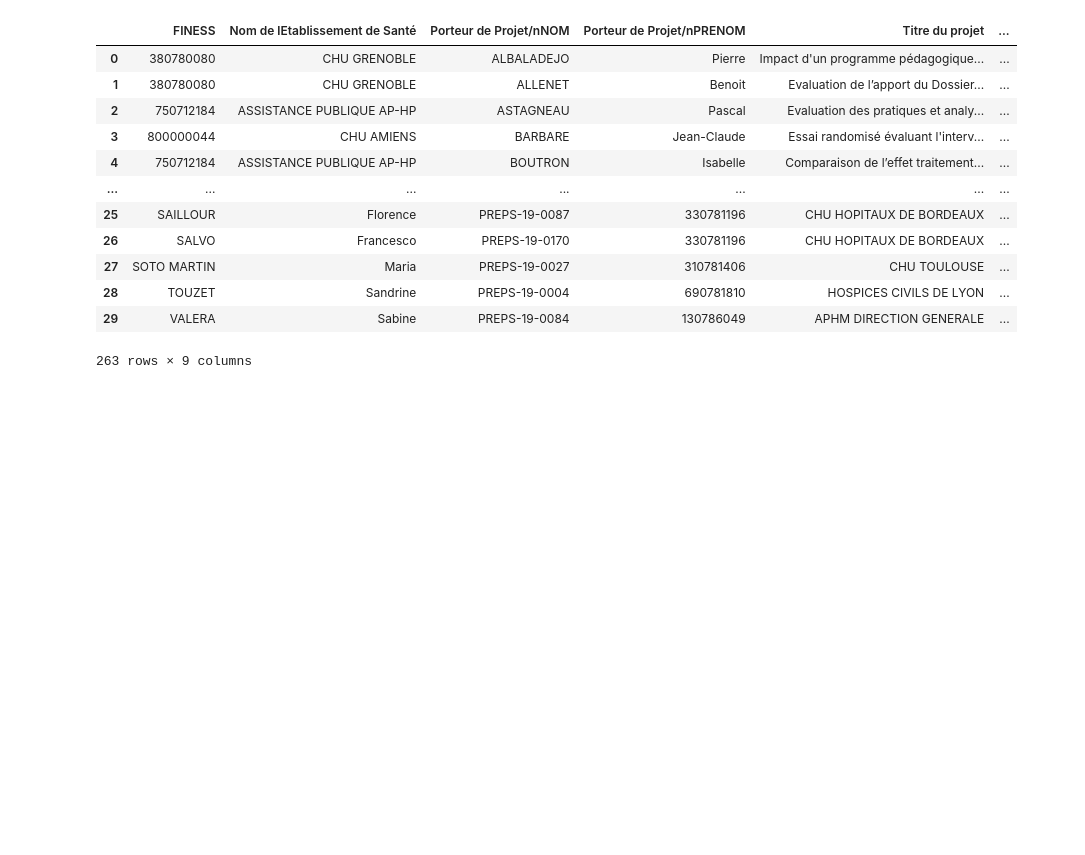
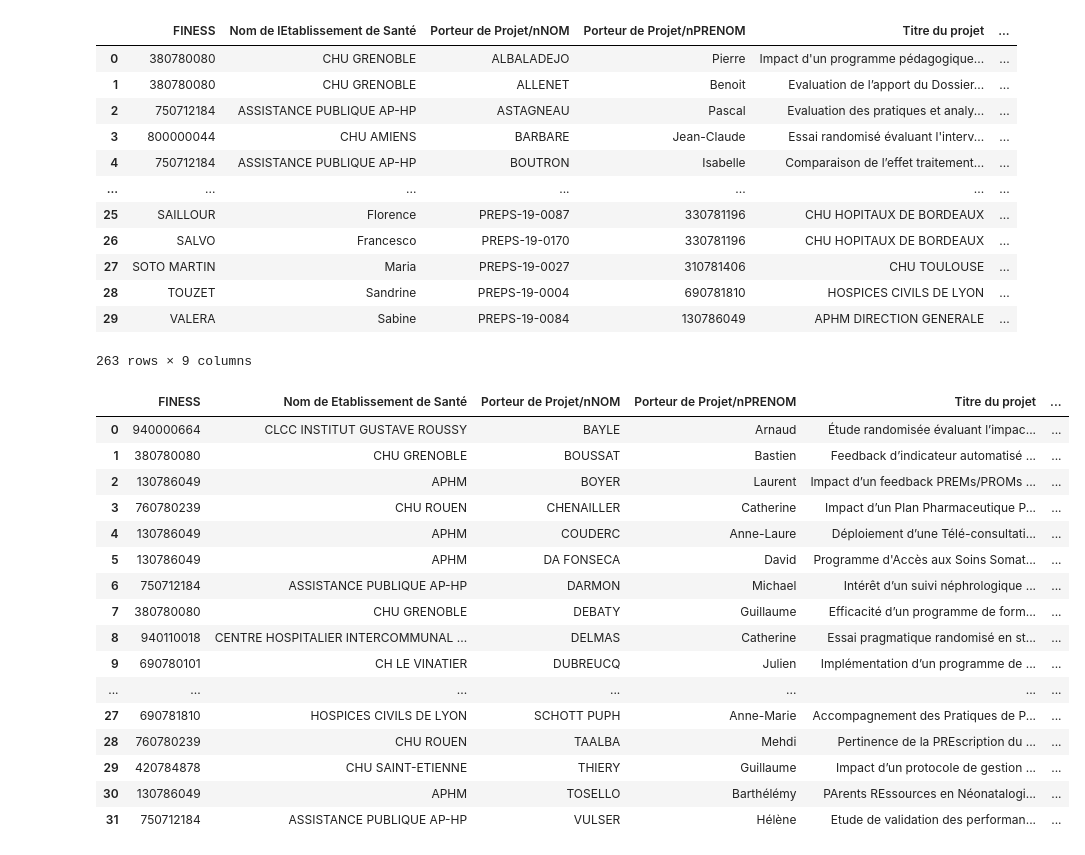
Before and after one commit to Tigrex-Dai/App-pratique, a Jupyter notebook: final.ipynb, the cells around one changed output. Drawn from its saved outputs; the diff is of its cells as text; code cells hidden in the pictures; blank space fills up the shorter version.

```diff
--- a/final.ipynb
+++ b/final.ipynb
@@ -281,3 +300,23 @@ DFF
 | 28 | TOUZET | Sandrine | PREPS-19-0004 | 690781810 | HOSPICES CIVILS DE LYON | ... |
 | 29 | VALERA | Sabine | PREPS-19-0084 | 130786049 | APHM DIRECTION GENERALE | ... |
 263 rows × 9 columns
+# %%
+df7
+# %% [output]
+|  | FINESS | Nom de Etablissement de Santé | Porteur de Projet/nNOM | Porteur de Projet/nPRENOM | Titre du projet | ... |
+| 0 | 940000664 | CLCC INSTITUT GUSTAVE ROUSSY | BAYLE | Arnaud | Étude randomisée évaluant l’impac... | ... |
+| 1 | 380780080 | CHU GRENOBLE | BOUSSAT | Bastien | Feedback d’indicateur automatisé ... | ... |
+| 2 | 130786049 | APHM | BOYER | Laurent | Impact d’un feedback PREMs/PROMs ... | ... |
+| 3 | 760780239 | CHU ROUEN | CHENAILLER | Catherine | Impact d’un Plan Pharmaceutique P... | ... |
+| 4 | 130786049 | APHM | COUDERC | Anne-Laure | Déploiement d’une Télé-consultati... | ... |
+| 5 | 130786049 | APHM | DA FONSECA | David | Programme d'Accès aux Soins Somat... | ... |
+| 6 | 750712184 | ASSISTANCE PUBLIQUE AP-HP | DARMON | Michael | Intérêt d’un suivi néphrologique ... | ... |
+| 7 | 380780080 | CHU GRENOBLE | DEBATY | Guillaume | Efficacité d’un programme de form... | ... |
+| 8 | 940110018 | CENTRE HOSPITALIER INTERCOMMUNAL ... | DELMAS | Catherine | Essai pragmatique randomisé en st... | ... |
+| 9 | 690780101 | CH LE VINATIER | DUBREUCQ | Julien | Implémentation d’un programme de ... | ... |
+| ... | ... | ... | ... | ... | ... | ... |
+| 27 | 690781810 | HOSPICES CIVILS DE LYON | SCHOTT PUPH | Anne-Marie | Accompagnement des Pratiques de P... | ... |
+| 28 | 760780239 | CHU ROUEN | TAALBA | Mehdi | Pertinence de la PREscription du ... | ... |
+| 29 | 420784878 | CHU SAINT-ETIENNE | THIERY | Guillaume | Impact d’un protocole de gestion ... | ... |
+| 30 | 130786049 | APHM | TOSELLO | Barthélémy | PArents REssources en Néonatalogi... | ... |
+| 31 | 750712184 | ASSISTANCE PUBLIQUE AP-HP | VULSER | Hélène | Etude de validation des performan... | ... |
```
Also changed, not shown: parts of 5 cells of this notebook.
